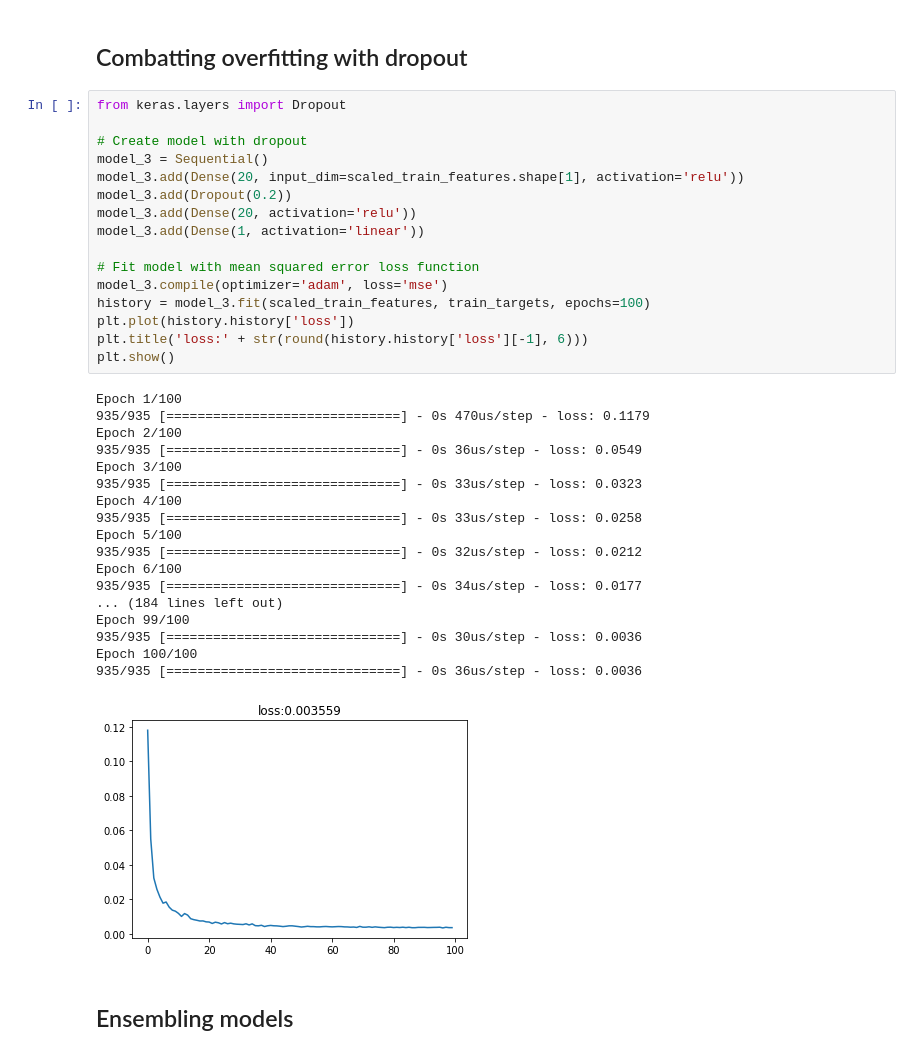
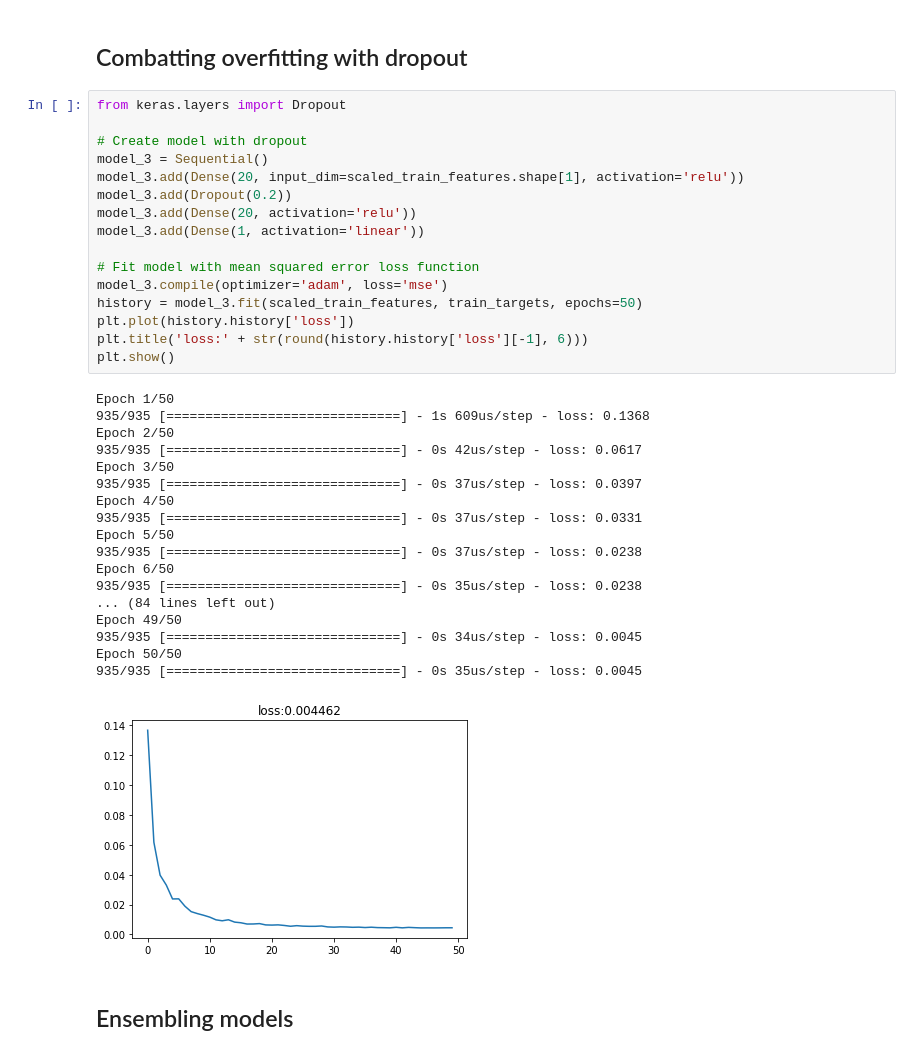
Before and after one commit to dxcv/q-trader, a Jupyter notebook: ml4f.ipynb, the cells around one changed output. Saved outputs shown, nothing was run; the diff lists cells and outputs as text.

```diff
--- a/ml4f.ipynb
+++ b/ml4f.ipynb
@@ -677,38 +677,38 @@ plt.legend(); plt.show()
 # %%
 from keras.layers import Dropout
 
 # Create model with dropout
 model_3 = Sequential()
 model_3.add(Dense(20, input_dim=scaled_train_features.shape[1], activation='relu'))
 model_3.add(Dropout(0.2))
 model_3.add(Dense(20, activation='relu'))
 model_3.add(Dense(1, activation='linear'))
 
 # Fit model with mean squared error loss function
 model_3.compile(optimizer='adam', loss='mse')
-history = model_3.fit(scaled_train_features, train_targets, epochs=100)
+history = model_3.fit(scaled_train_features, train_targets, epochs=50)
 plt.plot(history.history['loss'])
 plt.title('loss:' + str(round(history.history['loss'][-1], 6)))
 plt.show()
 # %% [output]
-Epoch 1/100
-935/935 [==============================] - 0s 470us/step - loss: 0.1179
-Epoch 2/100
-935/935 [==============================] - 0s 36us/step - loss: 0.0549
-Epoch 3/100
-935/935 [==============================] - 0s 33us/step - loss: 0.0323
-Epoch 4/100
-935/935 [==============================] - 0s 33us/step - loss: 0.0258
-Epoch 5/100
-935/935 [==============================] - 0s 32us/step - loss: 0.0212
-Epoch 6/100
-935/935 [==============================] - 0s 34us/step - loss: 0.0177
-... (184 lines left out)
-Epoch 99/100
-935/935 [==============================] - 0s 30us/step - loss: 0.0036
-Epoch 100/100
-935/935 [==============================] - 0s 36us/step - loss: 0.0036
+Epoch 1/50
+935/935 [==============================] - 1s 609us/step - loss: 0.1368
+Epoch 2/50
+935/935 [==============================] - 0s 42us/step - loss: 0.0617
+Epoch 3/50
+935/935 [==============================] - 0s 37us/step - loss: 0.0397
+Epoch 4/50
+935/935 [==============================] - 0s 37us/step - loss: 0.0331
+Epoch 5/50
+935/935 [==============================] - 0s 37us/step - loss: 0.0238
+Epoch 6/50
+935/935 [==============================] - 0s 35us/step - loss: 0.0238
+... (84 lines left out)
+Epoch 49/50
+935/935 [==============================] - 0s 34us/step - loss: 0.0045
+Epoch 50/50
+935/935 [==============================] - 0s 35us/step - loss: 0.0045
-[figure, old version]
+[figure, new version]
 # %% [markdown]
 ## Ensembling models
 # %%
```
Also changed, not shown: parts of 5 cells of this notebook, 6 other files.
